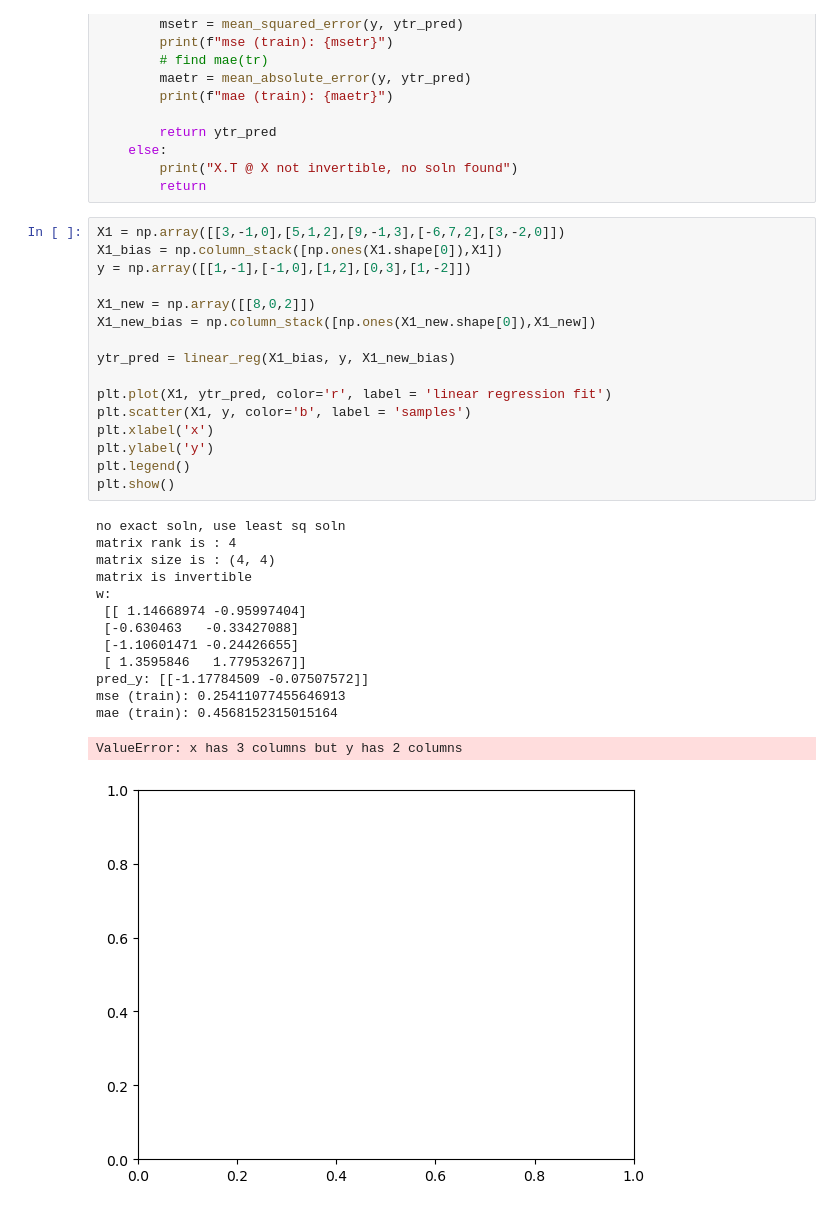
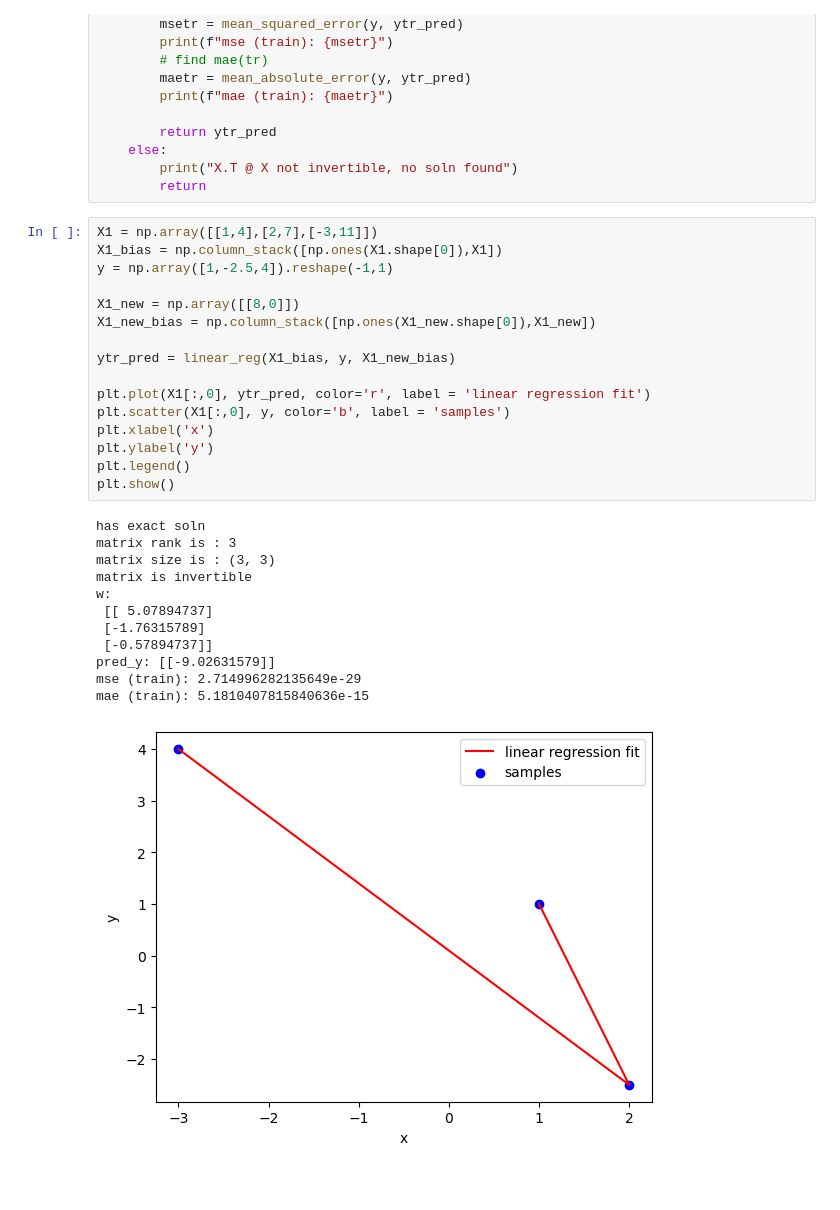
Before and after one commit to asytrix99/models, a Jupyter notebook: holy grail/cleaned_vanilla/lin_reg.ipynb, the cells around one changed output. Cells and saved outputs as stored; diff of their text form; blank space fills up the shorter version.

```diff
--- a/holy grail/cleaned_vanilla/lin_reg.ipynb
+++ b/holy grail/cleaned_vanilla/lin_reg.ipynb
@@ -36,33 +36,31 @@ def linear_reg(X,y,X_new):
         print("X.T @ X not invertible, no soln found")
         return
 # %%
-X1 = np.array([[3,-1,0],[5,1,2],[9,-1,3],[-6,7,2],[3,-2,0]])
+X1 = np.array([[1,4],[2,7],[-3,11]])
 X1_bias = np.column_stack([np.ones(X1.shape[0]),X1])
-y = np.array([[1,-1],[-1,0],[1,2],[0,3],[1,-2]])
+y = np.array([1,-2.5,4]).reshape(-1,1)
 
-X1_new = np.array([[8,0,2]])
+X1_new = np.array([[8,0]])
 X1_new_bias = np.column_stack([np.ones(X1_new.shape[0]),X1_new])
 
 ytr_pred = linear_reg(X1_bias, y, X1_new_bias)
 
-plt.plot(X1, ytr_pred, color='r', label = 'linear regression fit')
-plt.scatter(X1, y, color='b', label = 'samples')
+plt.plot(X1[:,0], ytr_pred, color='r', label = 'linear regression fit')
+plt.scatter(X1[:,0], y, color='b', label = 'samples')
 plt.xlabel('x')
 plt.ylabel('y')
 plt.legend()
 plt.show()
 # %% [output]
-no exact soln, use least sq soln
-matrix rank is : 4
-matrix size is : (4, 4)
+has exact soln
+matrix rank is : 3
+matrix size is : (3, 3)
 matrix is invertible
 w:
- [[ 1.14668974 -0.95997404]
- [-0.630463   -0.33427088]
- [-1.10601471 -0.24426655]
- [ 1.3595846   1.77953267]]
-pred_y: [[-1.17784509 -0.07507572]]
-mse (train): 0.25411077455646913
-mae (train): 0.4568152315015164
+ [[ 5.07894737]
+ [-1.76315789]
+ [-0.57894737]]
+pred_y: [[-9.02631579]]
+mse (train): 2.714996282135649e-29
+mae (train): 5.1810407815840636e-15
-ValueError: x has 3 columns but y has 2 columns
-[figure, old version]
+[figure, new version]
```
Also changed, not shown: 13 other files.
